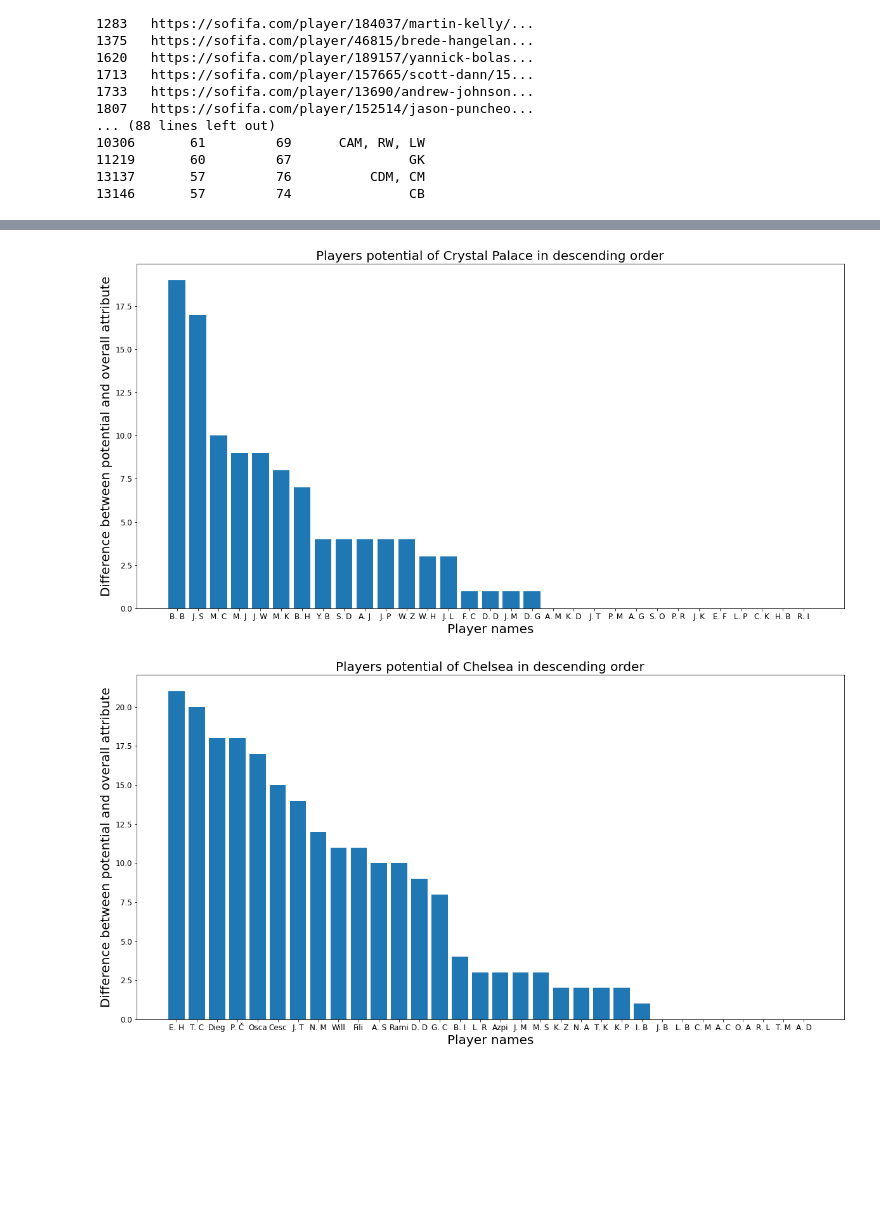
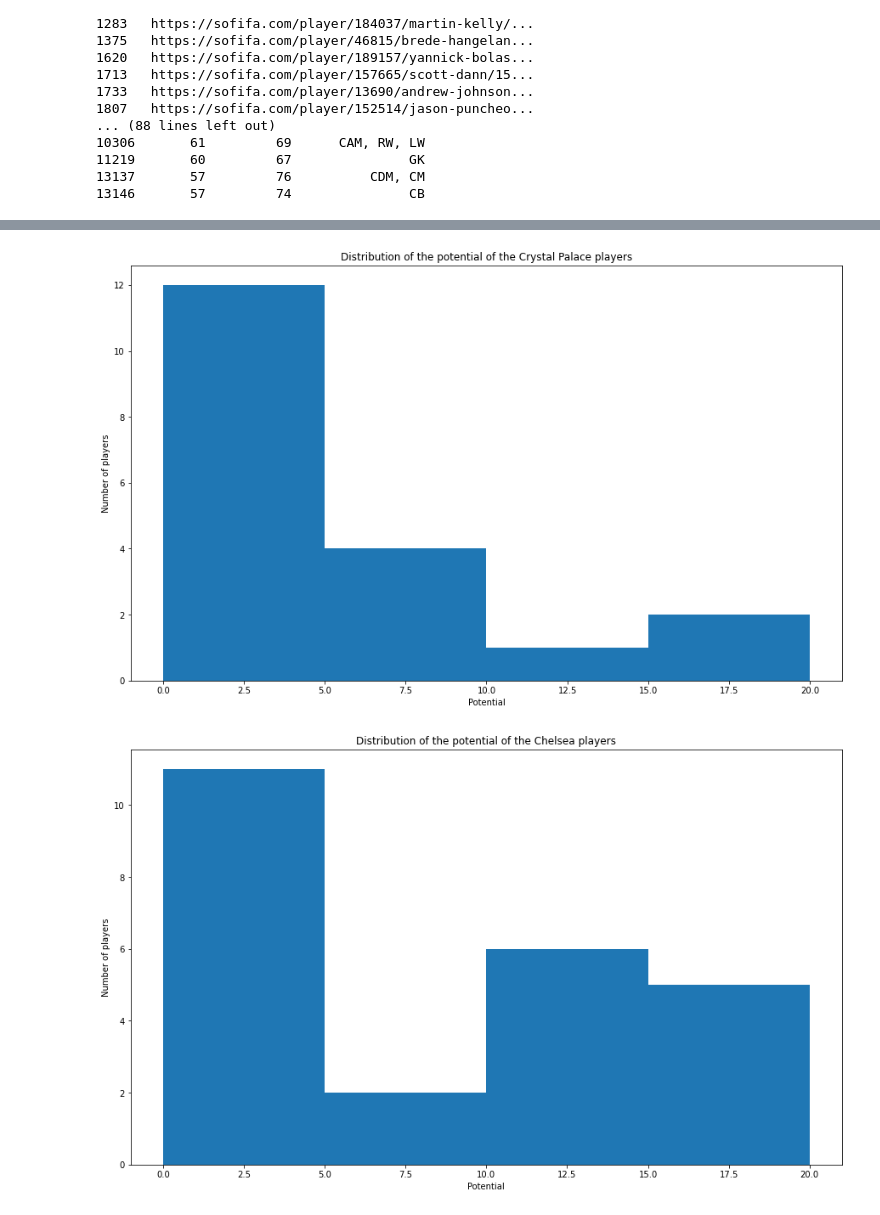
Before and after one commit to dany-mike/fifa_15_data_analysis, a Jupyter notebook: data_analysis_fifa.ipynb, the cells around one changed output, grey strips where cells are left out. Cells and saved outputs as stored; diff of their text form; code cells hidden in the pictures; blank space fills up the shorter version.

```diff
--- a/data_analysis_fifa.ipynb
+++ b/data_analysis_fifa.ipynb
@@ -411,7 +411,8 @@ def calcPotentialOverallDiff(potential_list, overall_list, difference):
     zip_object = zip(potential_list, overall_list)
 
     for potential_i, overall_i in zip_object:
-        difference.append(potential_i-overall_i)
+        if potential_i > overall_i:
+            difference.append(potential_i-overall_i)
 
 
 def format_name_list(list_name):
@@ -429,52 +430,49 @@ overall_list_compared = []
 
 potential_list_crystal = []
 name_list_crystal = []
 overall_list_crystal = []
 
 getPlayersAttributes('potential',getTeamByLeagueAndName(eng_league, compared_team), potential_list_compared)
 getPlayersAttributes('overall',getTeamByLeagueAndName(eng_league, compared_team), overall_list_compared)
 
 getPlayersAttributes('potential',getTeamByLeagueAndName(eng_league, crystal_plc), potential_list_crystal)
 getPlayersAttributes('overall',getTeamByLeagueAndName(eng_league, crystal_plc), overall_list_crystal)
 
 getPlayersAttributes('short_name',getTeamByLeagueAndName(eng_league, compared_team), name_list_compared)
 getPlayersAttributes('short_name',getTeamByLeagueAndName(eng_league, crystal_plc), name_list_crystal)
 
 difference_compared = []
 difference_crystal = []
 
 calcPotentialOverallDiff(potential_list_compared, overall_list_compared, difference_compared)
 calcPotentialOverallDiff(potential_list_crystal, overall_list_crystal, difference_crystal)
 
 format_name_list(name_list_crystal)
 listDescendingOrder(difference_crystal)
 listDescendingOrder(difference_compared)
 
-fontSize=20
-fontSizeAbsAndOrd=12
 
-x=format_name_list(name_list_crystal)
-y=difference_crystal
-fig = plt.figure(1, figsize=(20, 10))
-plt.xlabel("Player names", fontsize=fontSize)
-plt.ylabel("Difference between potential and overall attribute", fontsize=fontSize)
-plt.title("Players potential of Crystal Palace in descending order", fontsize=fontSize)
-plt.xticks(fontsize=fontSizeAbsAndOrd)
-plt.yticks(fontsize=fontSizeAbsAndOrd)
-plt.bar(x,y)
+# Crystal palace histogram
+fig, ax = plt.subplots(figsize =(15, 9))
+ax.hist(difference_crystal, bins = [0, 5, 10, 15, 20])
+
+plt.xlabel("Potential")
+plt.ylabel("Number of players")
+plt.title("Distribution of the potential of the {} players".format(crystal_plc))
+
+# Show plot
 plt.show()
 
-x=format_name_list(name_list_compared)
-y=difference_compared
 
-fig = plt.figure(1, figsize=(20, 10))
-plt.xlabel("Player names", fontsize=fontSize)
-plt.ylabel("Difference between potential and overall attribute",fontsize=fontSize)
-plt.title("Players potential of {} in descending order".format(compared_team), fontsize=fontSize)
-plt.xticks(fontsize=fontSizeAbsAndOrd)
-plt.yticks(fontsize=fontSizeAbsAndOrd)
-plt.bar(x,y)
+fig, ax = plt.subplots(figsize =(15, 9))
+ax.hist(difference_compared, bins = [0, 5, 10, 15, 20])
+
+plt.xlabel("Potential")
+plt.ylabel("Number of players")
+plt.title("Distribution of the potential of the {} players".format(compared_team))
+
+# Show plot
 plt.show()
 # %% [output]
-[figure, old version]
+[figure, new version]
-[figure, old version]
+[figure, new version]
```
Also changed, not shown: parts of 1 cell of this notebook.
